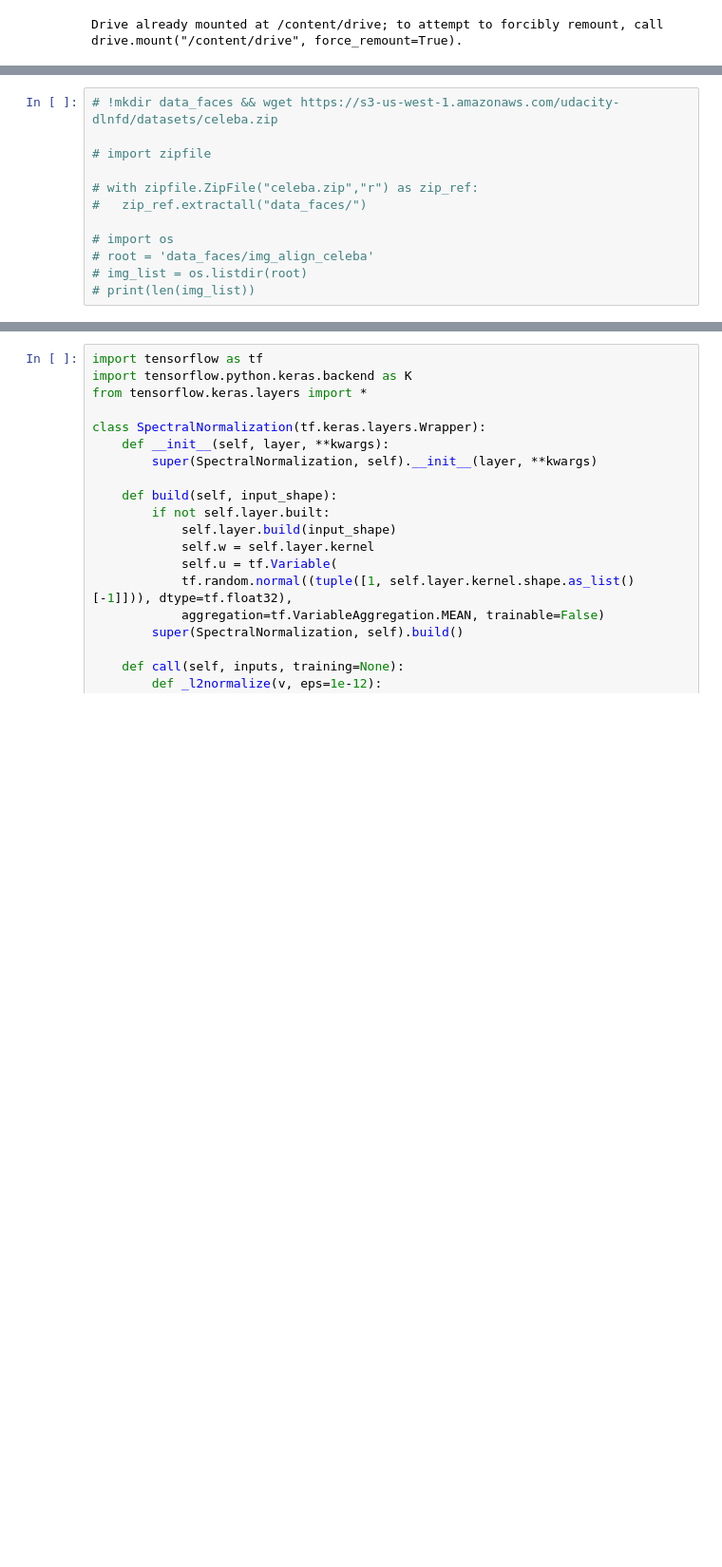
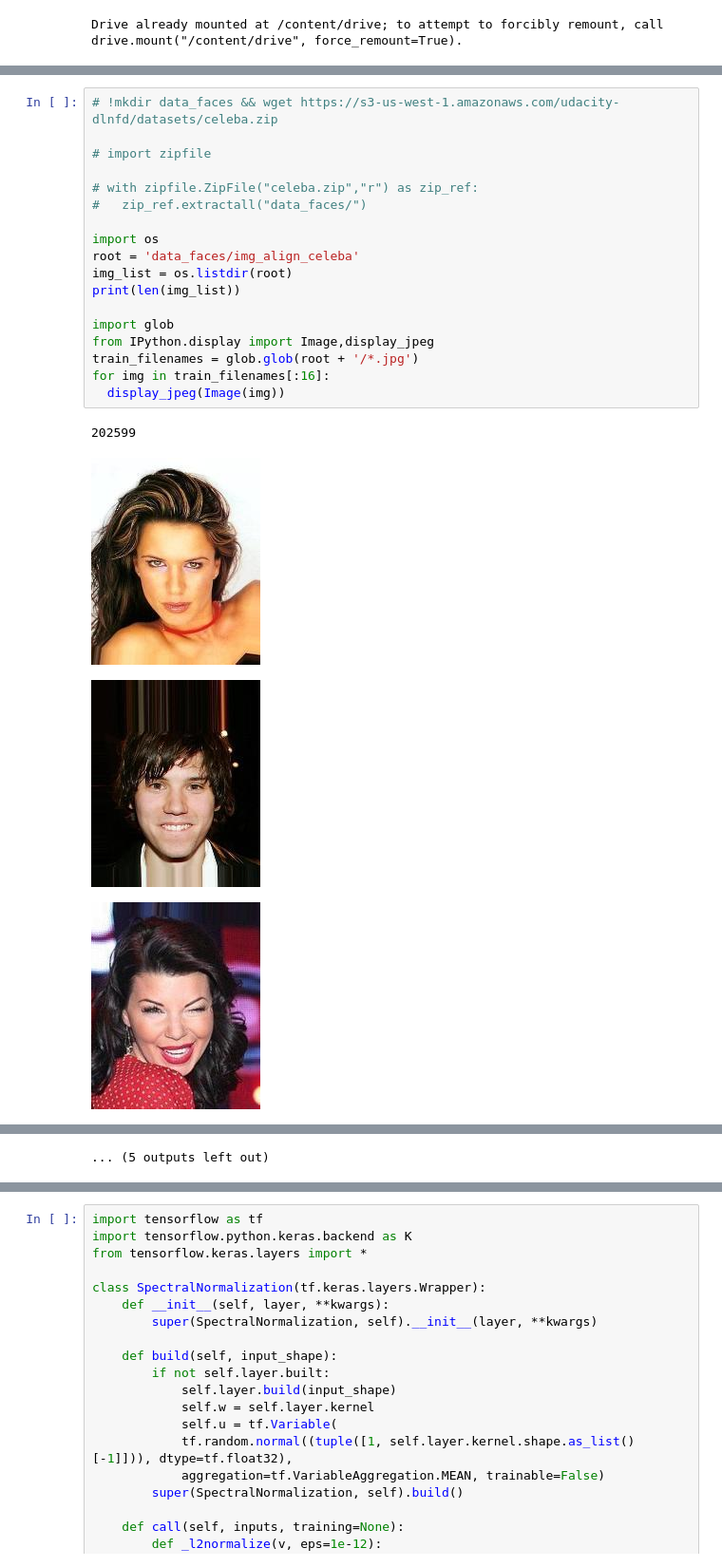
Before and after one commit to T-Yamaguch/SNGAN, a Jupyter notebook: SNGAN.ipynb, the cells around one changed output, grey strips where cells are left out. Shown: that part at 95% size. Cells and saved outputs as stored; diff of their text form; blank space fills up the shorter version.

```diff
--- a/SNGAN.ipynb
+++ b/SNGAN.ipynb
@@ -29,12 +29,23 @@ Tue Oct 20 17:09:09 2020
 # %%
 # !mkdir data_faces && wget https://s3-us-west-1.amazonaws.com/udacity-dlnfd/datasets/celeba.zip
 
 # import zipfile
 
 # with zipfile.ZipFile("celeba.zip","r") as zip_ref:
 #   zip_ref.extractall("data_faces/")
 
-# import os
-# root = 'data_faces/img_align_celeba'
-# img_list = os.listdir(root)
-# print(len(img_list))
+import os
+root = 'data_faces/img_align_celeba'
+img_list = os.listdir(root)
+print(len(img_list))
+
+import glob
+from IPython.display import Image,display_jpeg
+train_filenames = glob.glob(root + '/*.jpg')
+for img in train_filenames[:16]:
+  display_jpeg(Image(img))
+# %% [output]
+202599
+[figure, added]
+[figure, added]
+[figure, added]
@@ -41,3 +60,4 @@ Tue Oct 20 17:09:09 2020
+... (5 outputs left out)
 # %%
 import tensorflow as tf
 from tensorflow.keras import Model
```
Also changed, not shown: parts of 5 cells of this notebook.
